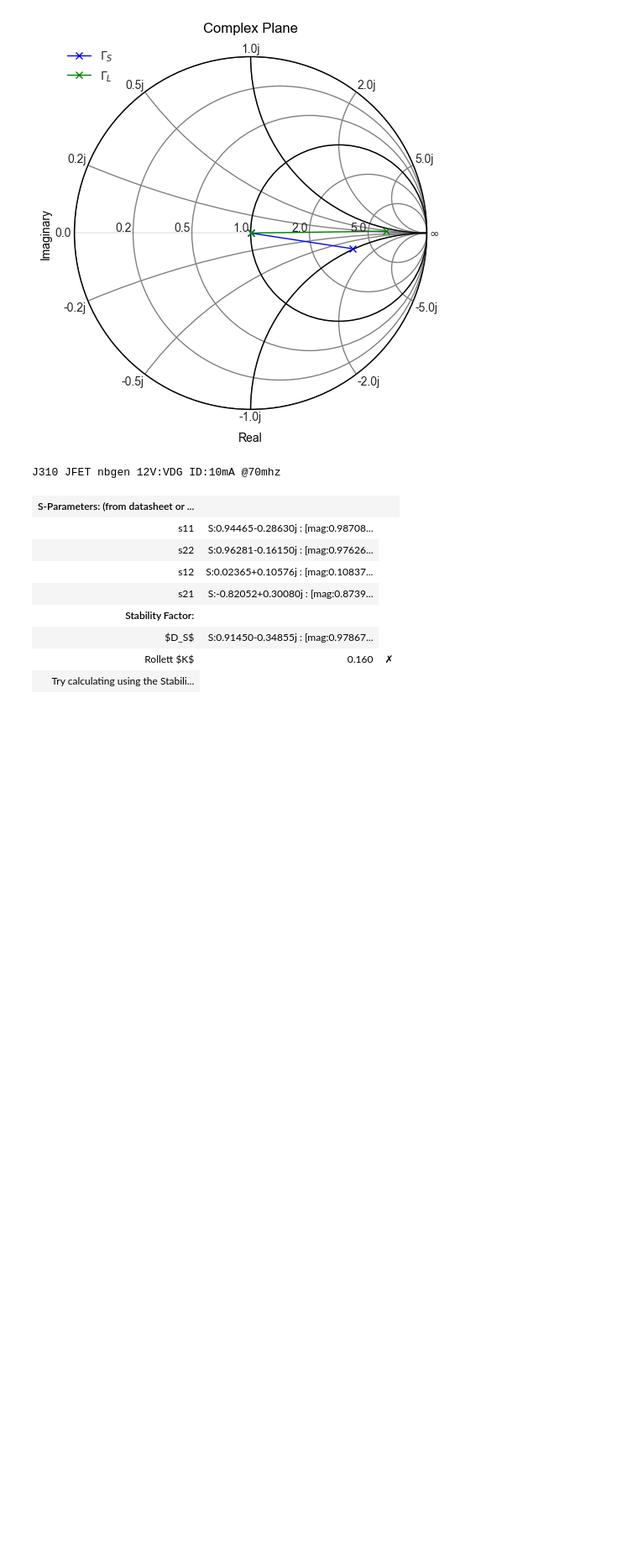
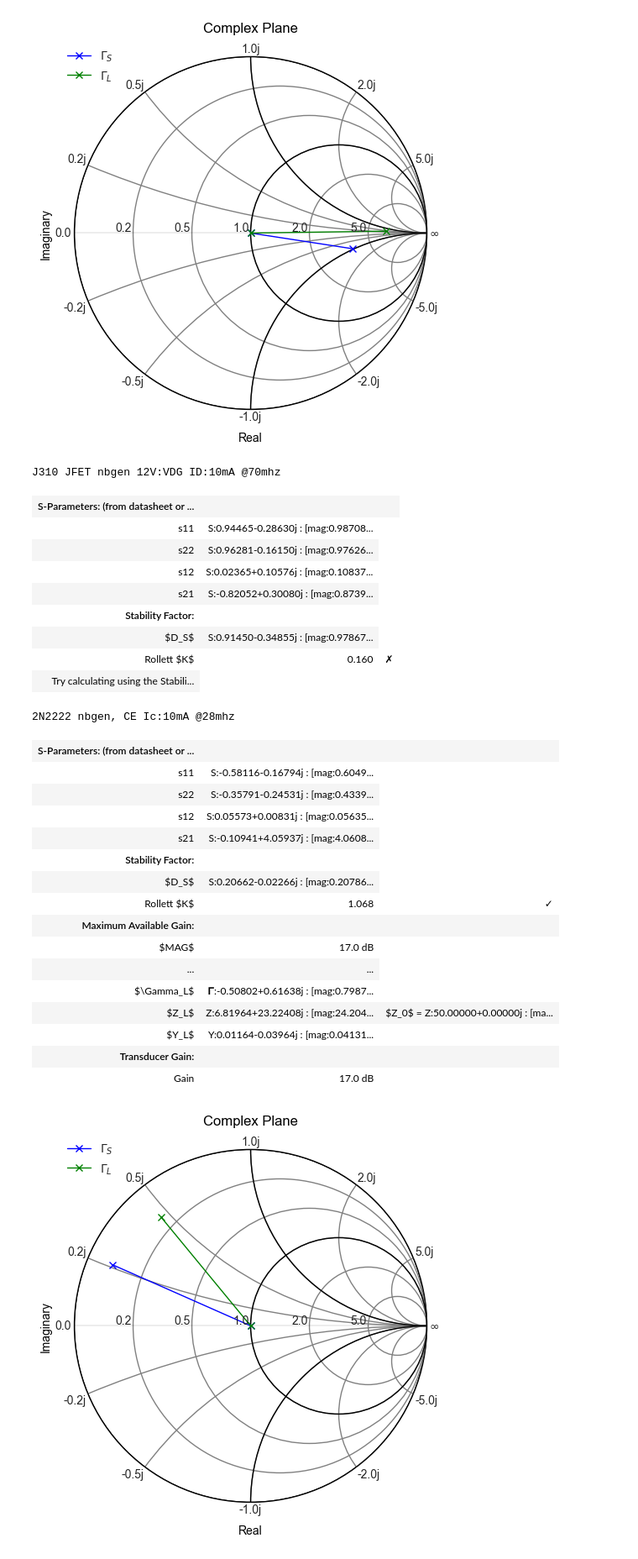
Before and after one commit to M0YCX/ycx_rf_notebooks, a Jupyter notebook: Amplifiers/s_params/simultaneous_conjugate_match.ipynb, the cells around one changed output. Shown at 84% size. Saved outputs shown, nothing was run; the diff lists cells and outputs as text; code cells hidden in the pictures; blank space fills up the shorter version.

```diff
--- a/Amplifiers/s_params/simultaneous_conjugate_match.ipynb
+++ b/Amplifiers/s_params/simultaneous_conjugate_match.ipynb
@@ -149,3 +149,43 @@ J310 JFET nbgen 12V:VDG ID:10mA @70mhz
 | $D_S$ | S:0.91450-0.34855j : [mag:0.97867... |
 | Rollett $K$ | 0.160 | ✗ |
 | Try calculating using the Stabili... |
+# %%
+import skrf as rf
+from skrf import Network
+
+n = Network(
+    "/home/bev/Documents/Radio/QUCS-S/Studies/0010_S_Touchtone_lib/2N2222_CE_Ie10mA_nbgen.s2p"
+)
+
+freq = "28mhz"
+s11 = n.s11[freq].s[0][0][0]
+s22 = n.s22[freq].s[0][0][0]
+s12 = n.s12[freq].s[0][0][0]
+s21 = n.s21[freq].s[0][0][0]
+
+cj = nb_calc_simultaneous_conjugate_match(
+    s11=S(s11),
+    s22=S(s22),
+    s21=S(s21),
+    s12=S(s12),
+    title=f"2N2222 nbgen, CE Ic:10mA @{freq}",
+)
+# %% [output]
+2N2222 nbgen, CE Ic:10mA @28mhz
+| S-Parameters: (from datasheet or ... |  |  |
+| s11 | S:-0.58116-0.16794j : [mag:0.6049... |
+| s22 | S:-0.35791-0.24531j : [mag:0.4339... |
+| s12 | S:0.05573+0.00831j : [mag:0.05635... |
+| s21 | S:-0.10941+4.05937j : [mag:4.0608... |
+| Stability Factor: |  |  |
+| $D_S$ | S:0.20662-0.02266j : [mag:0.20786... |
+| Rollett $K$ | 1.068 | ✓ |
+| Maximum Available Gain: |  |  |
+| $MAG$ | 17.0 dB |
+| ... | ... |
+| $\Gamma_L$ | 𝚪:-0.50802+0.61638j : [mag:0.7987... |
+| $Z_L$ | Z:6.81964+23.22408j : [mag:24.204... | $Z_0$ = Z:50.00000+0.00000j : [ma... |
+| $Y_L$ | Y:0.01164-0.03964j : [mag:0.04131... |
+| Transducer Gain: |  |  |
+| Gain | 17.0 dB |
+[figure, added]
```
Also changed, not shown: 6 other files.
